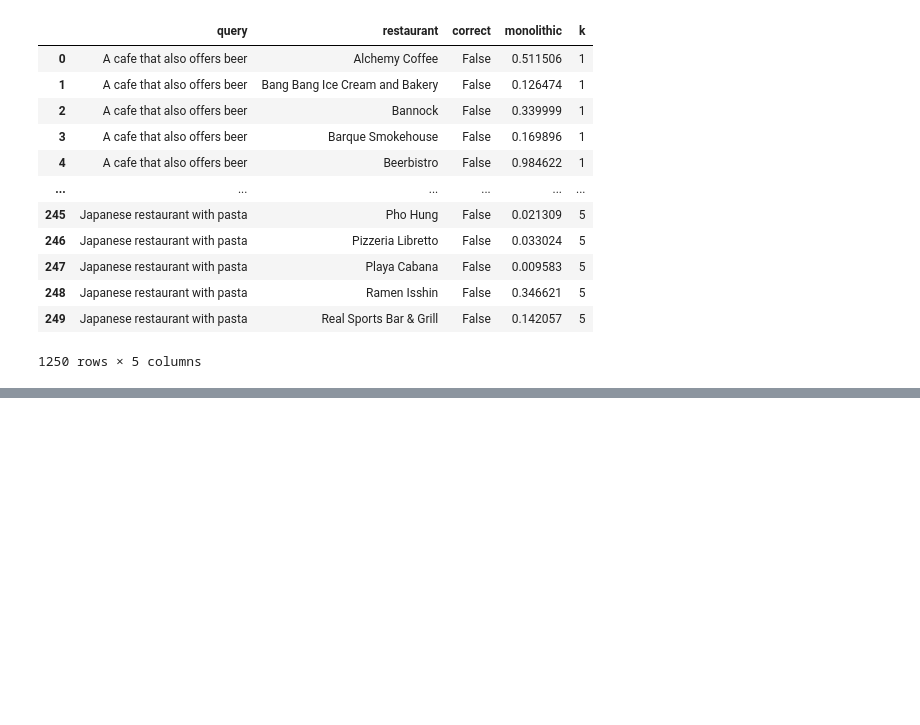
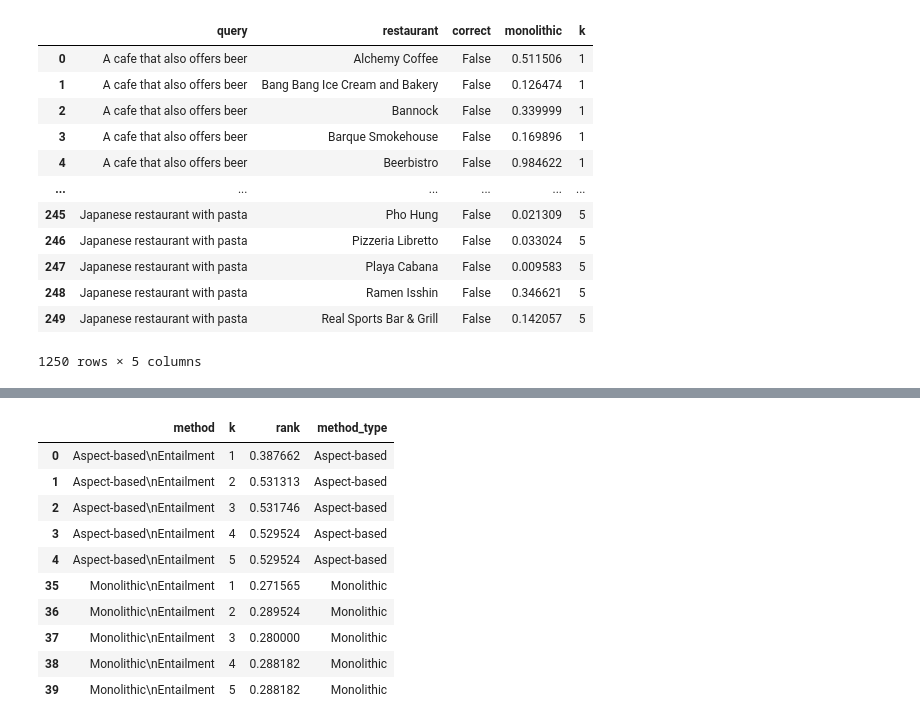
Before and after one commit to baronet2/marir, a Jupyter notebook: RIRD/21_compare_algorithms_item_first.ipynb, the cells around one changed output, grey strips where cells are left out. Drawn from its saved outputs; the diff is of its cells as text; code cells hidden in the pictures; blank space fills up the shorter version.

```diff
--- a/RIRD/21_compare_algorithms_item_first.ipynb
+++ b/RIRD/21_compare_algorithms_item_first.ipynb
@@ -304 +319,19 @@ p
 <Figure Size: (1000 x 500)>
+# %%
+(
+    results_for_plot
+    .loc[results_for_plot['method'].isin(['All', 'Monolithic\nEntailment'])]
+    .replace({'All': 'Aspect-based\nEntailment'})
+)
+# %% [output]
+|  | method | k | rank | method_type |
+| 0 | Aspect-based\nEntailment | 1 | 0.387662 | Aspect-based |
+| 1 | Aspect-based\nEntailment | 2 | 0.531313 | Aspect-based |
+| 2 | Aspect-based\nEntailment | 3 | 0.531746 | Aspect-based |
+| 3 | Aspect-based\nEntailment | 4 | 0.529524 | Aspect-based |
+| 4 | Aspect-based\nEntailment | 5 | 0.529524 | Aspect-based |
+| 35 | Monolithic\nEntailment | 1 | 0.271565 | Monolithic |
+| 36 | Monolithic\nEntailment | 2 | 0.289524 | Monolithic |
+| 37 | Monolithic\nEntailment | 3 | 0.280000 | Monolithic |
+| 38 | Monolithic\nEntailment | 4 | 0.288182 | Monolithic |
+| 39 | Monolithic\nEntailment | 5 | 0.288182 | Monolithic |
```
Also changed, not shown: parts of 6 cells of this notebook, 3 other files.
